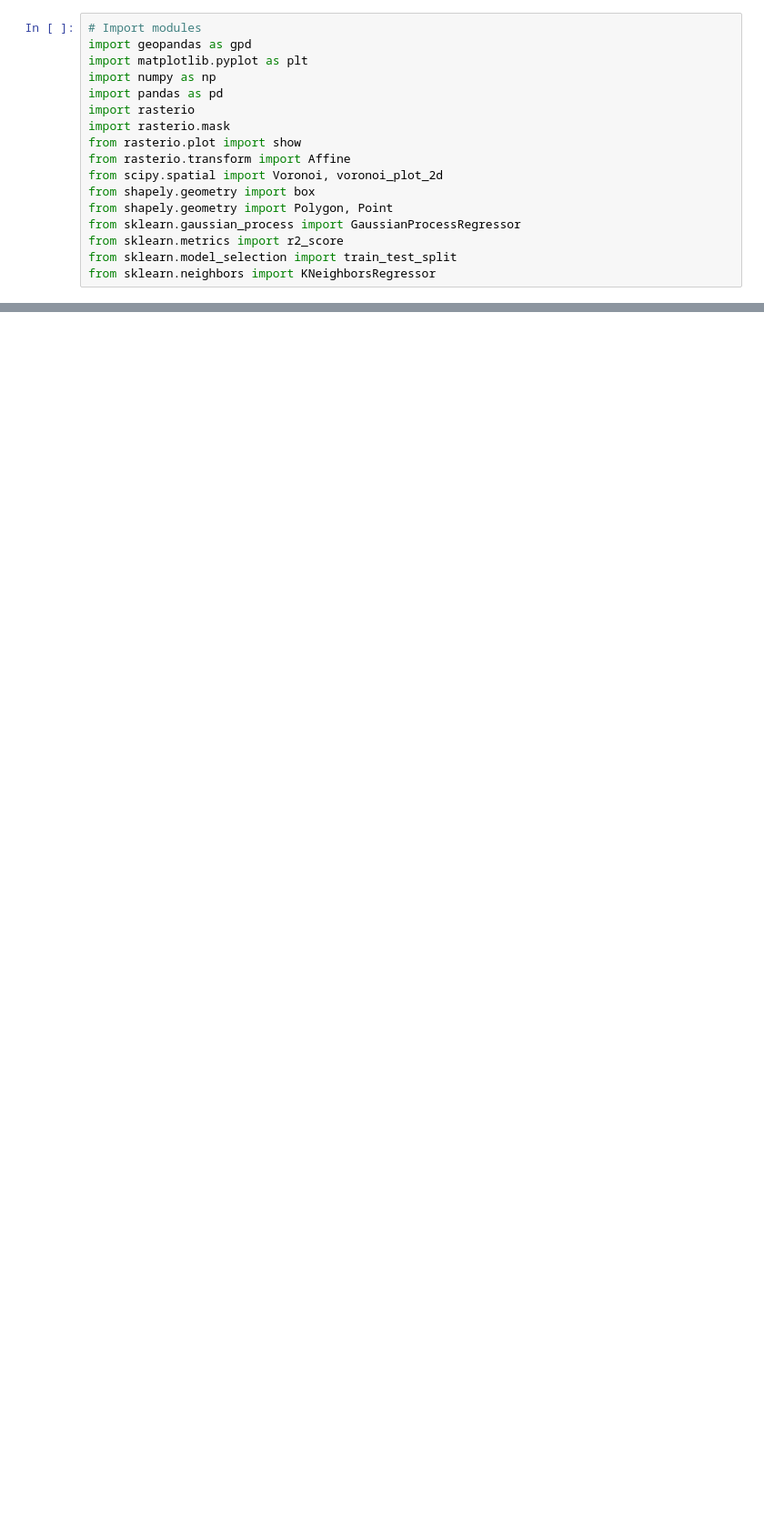
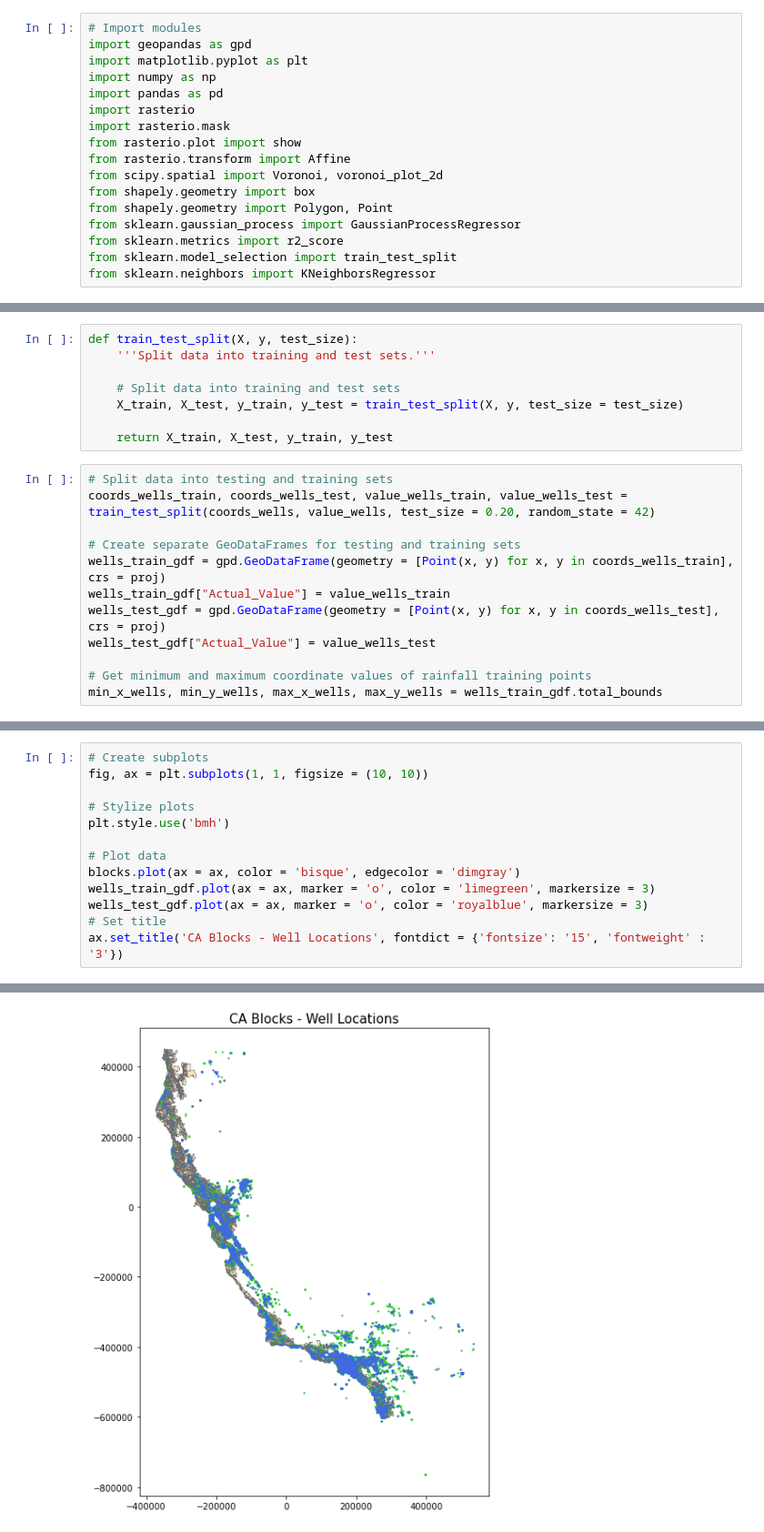
Before and after one commit to aarongaines/gwq_test, a Jupyter notebook: kriging_test.ipynb, the cells around one changed output, grey strips where cells are left out. Shown at 91% size. Cells and saved outputs as stored; diff of their text form; blank space fills up the shorter version.

```diff
--- a/kriging_test.ipynb
+++ b/kriging_test.ipynb
@@ -34,0 +80,20 @@ rainfall = rainfall.to_crs(proj)
+# %%
+def train_test_split(X, y, test_size):
+    '''Split data into training and test sets.'''
+
+    # Split data into training and test sets
+    X_train, X_test, y_train, y_test = train_test_split(X, y, test_size = test_size)
+
+    return X_train, X_test, y_train, y_test
+# %%
+# Split data into testing and training sets
+coords_wells_train, coords_wells_test, value_wells_train, value_wells_test = train_test_split(coords_wells, value_wells, test_size = 0.20, random_state = 42)
+
+# Create separate GeoDataFrames for testing and training sets
+wells_train_gdf = gpd.GeoDataFrame(geometry = [Point(x, y) for x, y in coords_wells_train], crs = proj)
+wells_train_gdf["Actual_Value"] = value_wells_train
+wells_test_gdf = gpd.GeoDataFrame(geometry = [Point(x, y) for x, y in coords_wells_test], crs = proj)
+wells_test_gdf["Actual_Value"] = value_wells_test
+
+# Get minimum and maximum coordinate values of rainfall training points
+min_x_wells, min_y_wells, max_x_wells, max_y_wells = wells_train_gdf.total_bounds
@@ -34,0 +119,14 @@ rainfall = rainfall.to_crs(proj)
+# %%
+# Create subplots
+fig, ax = plt.subplots(1, 1, figsize = (10, 10))
+
+# Stylize plots
+plt.style.use('bmh')
+
+# Plot data
+blocks.plot(ax = ax, color = 'bisque', edgecolor = 'dimgray')
+wells_train_gdf.plot(ax = ax, marker = 'o', color = 'limegreen', markersize = 3)
+wells_test_gdf.plot(ax = ax, marker = 'o', color = 'royalblue', markersize = 3)
+# Set title
+ax.set_title('CA Blocks - Well Locations', fontdict = {'fontsize': '15', 'fontweight' : '3'})
+# %% [output]
@@ -34,0 +134 @@ rainfall = rainfall.to_crs(proj)
+[figure, added]
```
Also changed, not shown: parts of 7 cells of this notebook.
